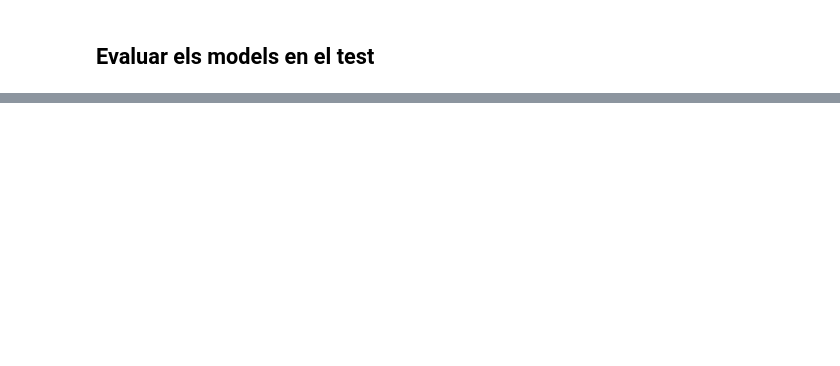
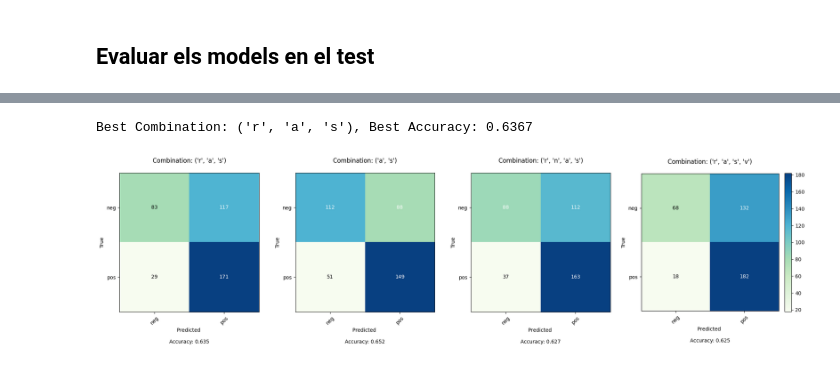
Before and after one commit to Stargix/Sentiment-Analysis, a Jupyter notebook: preprocessing.ipynb.ipynb, the cells around one changed output, grey strips where cells are left out. Saved outputs shown, nothing was run; the diff lists cells and outputs as text; code cells hidden in the pictures; blank space fills up the shorter version.

```diff
--- a/preprocessing.ipynb.ipynb
+++ b/preprocessing.ipynb.ipynb
@@ -241,0 +311,68 @@ plt.show()
+# %%
+X_test_sentiment = X_test.apply(lambda x: sentiment_classifier(x))
+accuracy = accuracy_score(y_test, X_test_sentiment)
+# %%
+from itertools import combinations
+
+# Get a sample of the test set to speed up the process
+sample_size = 250
+X_test_sample = X_test.sample(sample_size, random_state=random_state)
+y_test_sample = y_test[X_test_sample.index]
+top_combinations = []
+
+# Generate all possible combinations of categories
+categories_set = {'a', 'n', 'r', 'v', 's'}
+all_combinations = []
+for i in range(1, len(categories_set) + 1):
+    all_combinations.extend(combinations(categories_set, i))
+
+for comb in all_combinations:
+    X_test_sentiment_sample = X_test_sample.apply(lambda x: sentiment_classifier(x, categories=comb))
+    accuracy = accuracy_score(y_test_sample, X_test_sentiment_sample)
+    top_combinations.append((comb, accuracy))
+
+    if accuracy > best_accuracy:
+        best_accuracy = accuracy
+        best_combination = comb
+
+top_combinations = sorted(top_combinations, key=lambda x: x[1], reverse=True)
+print(f"\nBest Combination: {top_combinations[0][0]}, Best Accuracy: {top_combinations[0][1]:.4f}")
+# %% [output]
+Best Combination: ('r', 'a', 's'), Best Accuracy: 0.6367
+# %%
+n_models = 4
+plt.figure(figsize=(5 * n_models, 5))
+
+for idx, (comb, _) in enumerate(top_combinations[:n_models], 1):
+    # Calculate predictions
+    y_pred = X_test.apply(lambda x: sentiment_classifier(x, categories=set(comb)))
+
+    # Calculate metrics
+    conf_matrix = confusion_matrix(y_test, y_pred)
+    accuracy = accuracy_score(y_test, y_pred)
+
+    # Plot confusion matrix
+    ax = plt.subplot(1, n_models, idx)
+    im = ax.imshow(conf_matrix, cmap='GnBu')
+    ax.set_title(f"Combination: {comb}", pad=20)
+    ax.set_xticks(np.arange(len(set(y_test))), labels=set(y_test), rotation=45)
+    ax.set_yticks(np.arange(len(set(y_test))), labels=set(y_test))
+    ax.set_xlabel(f'Predicted \n\nAccuracy: {accuracy:.3f}')
+    ax.set_ylabel('True')
+
+    # Add cell text
+    thresh = conf_matrix.max() / 2.
+    for i in range(conf_matrix.shape[0]):
+        for j in range(conf_matrix.shape[1]):
+            ax.text(j, i, conf_matrix[i, j],
+                    ha="center", va="center",
+                    color="white" if conf_matrix[i, j] > thresh else "black")
+
+    # Add colorbar only for the fourth plot
+    if idx == 4:
+        plt.colorbar(im, ax=ax, fraction=0.046, pad=0.04)
+
+plt.tight_layout()
+plt.show()
+# %% [output]
+[figure, added]
```
Also changed, not shown: parts of 11 cells of this notebook.
